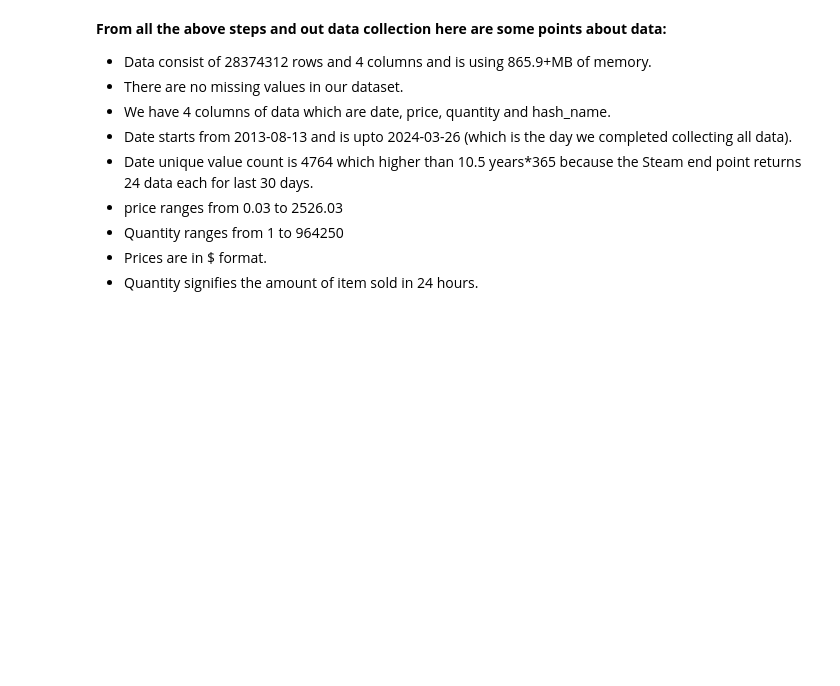
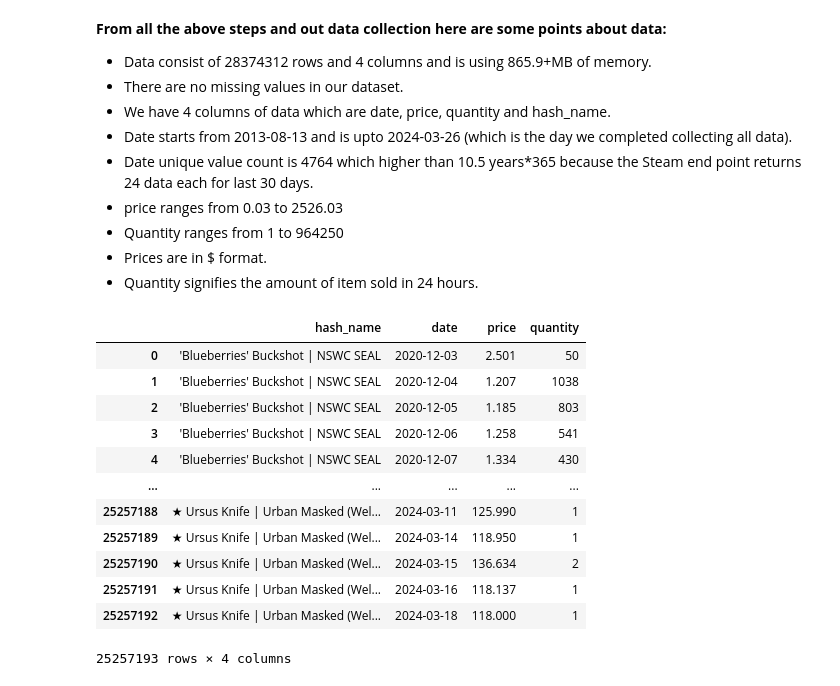
Before and after one commit to VishalDani1602/MarketMaster, a Jupyter notebook: timeseries.ipynb, the cells around one changed output. Cells and saved outputs as stored; diff of their text form; code cells hidden in the pictures; blank space fills up the shorter version.

```diff
--- a/timeseries.ipynb
+++ b/timeseries.ipynb
@@ -139,3 +139,24 @@ for hash_name in unique_hash_names:
 - Quantity ranges from 1 to 964250
 - Prices are in $ format.
 - Quantity signifies the amount of item sold in 24 hours.
+# %%
+all_data['date'] = pd.to_datetime(all_data['date']).dt.date
+
+# Group by 'hash_name' and date, aggregate price by mean and quantity by sum
+result = all_data.groupby(['hash_name', 'date']).agg({'price': 'mean', 'quantity': 'sum'}).reset_index()
+# %%
+result
+# %% [output]
+|  | hash_name | date | price | quantity |
+| 0 | 'Blueberries' Buckshot | NSWC SEAL | 2020-12-03 | 2.501 | 50 |
+| 1 | 'Blueberries' Buckshot | NSWC SEAL | 2020-12-04 | 1.207 | 1038 |
+| 2 | 'Blueberries' Buckshot | NSWC SEAL | 2020-12-05 | 1.185 | 803 |
+| 3 | 'Blueberries' Buckshot | NSWC SEAL | 2020-12-06 | 1.258 | 541 |
+| 4 | 'Blueberries' Buckshot | NSWC SEAL | 2020-12-07 | 1.334 | 430 |
+| ... | ... | ... | ... | ... |
+| 25257188 | ★ Ursus Knife | Urban Masked (Wel... | 2024-03-11 | 125.990 | 1 |
+| 25257189 | ★ Ursus Knife | Urban Masked (Wel... | 2024-03-14 | 118.950 | 1 |
+| 25257190 | ★ Ursus Knife | Urban Masked (Wel... | 2024-03-15 | 136.634 | 2 |
+| 25257191 | ★ Ursus Knife | Urban Masked (Wel... | 2024-03-16 | 118.137 | 1 |
+| 25257192 | ★ Ursus Knife | Urban Masked (Wel... | 2024-03-18 | 118.000 | 1 |
+25257193 rows × 4 columns
```
Also changed, not shown: parts of 1 cell of this notebook, 1 other file.
